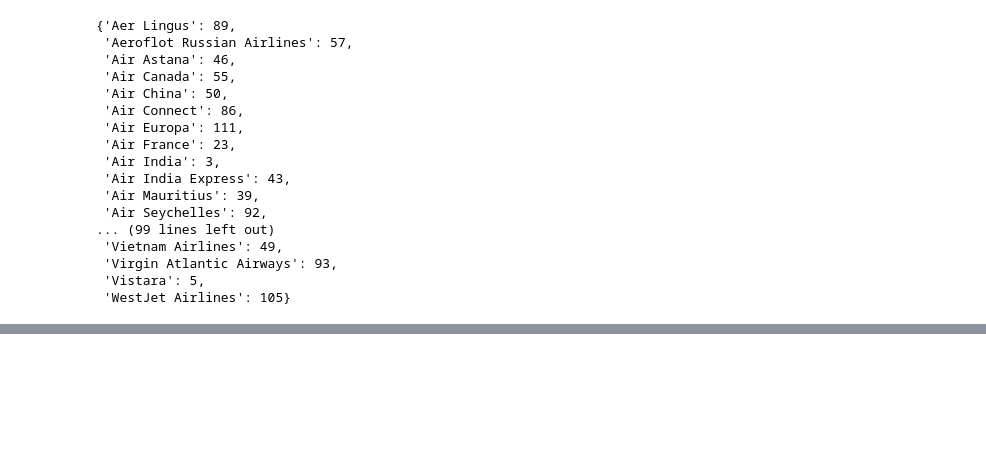
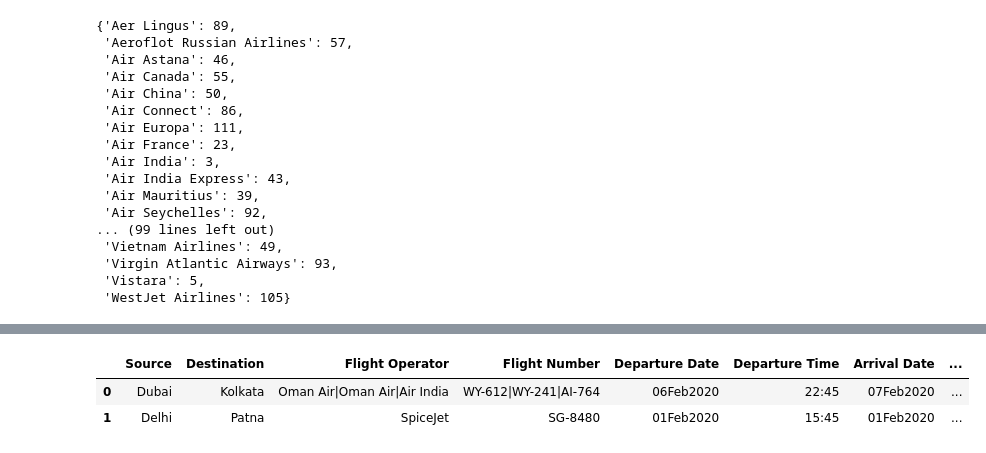
Before and after one commit to Daim-Nickel-Penny/Fly-Deals-Backend, a Jupyter notebook: Fly_Deals_Backend.ipynb, the cells around one changed output, grey strips where cells are left out. Drawn from its saved outputs; the diff is of its cells as text; code cells hidden in the pictures; blank space fills up the shorter version.

```diff
--- a/Fly_Deals_Backend.ipynb
+++ b/Fly_Deals_Backend.ipynb
@@ -570,0 +571,6 @@ flight_data.head(2)
+# %%
+flight_data.head(2)
+# %% [output]
+|  | Source | Destination | Flight Operator | Flight Number | Departure Date | Departure Time | Arrival Date | ... |
+| 0 | Dubai | Kolkata | Oman Air|Oman Air|Air India | WY-612|WY-241|AI-764 | 06Feb2020 | 22:45 | 07Feb2020 | ... |
+| 1 | Delhi | Patna | SpiceJet | SG-8480 | 01Feb2020 | 15:45 | 01Feb2020 | ... |
```
Also changed, not shown: parts of 33 cells of this notebook.
